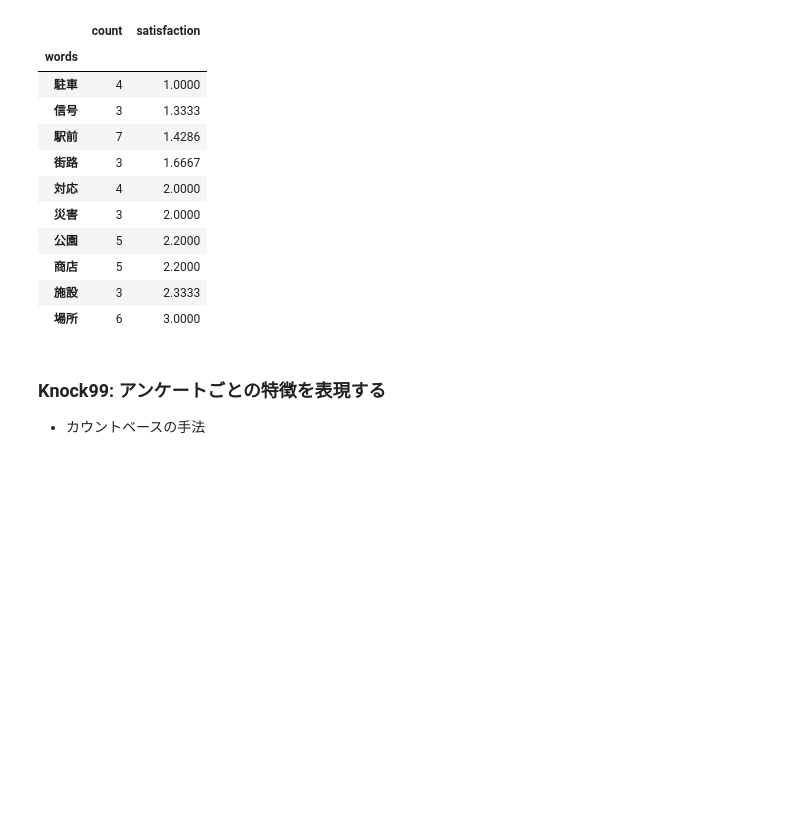
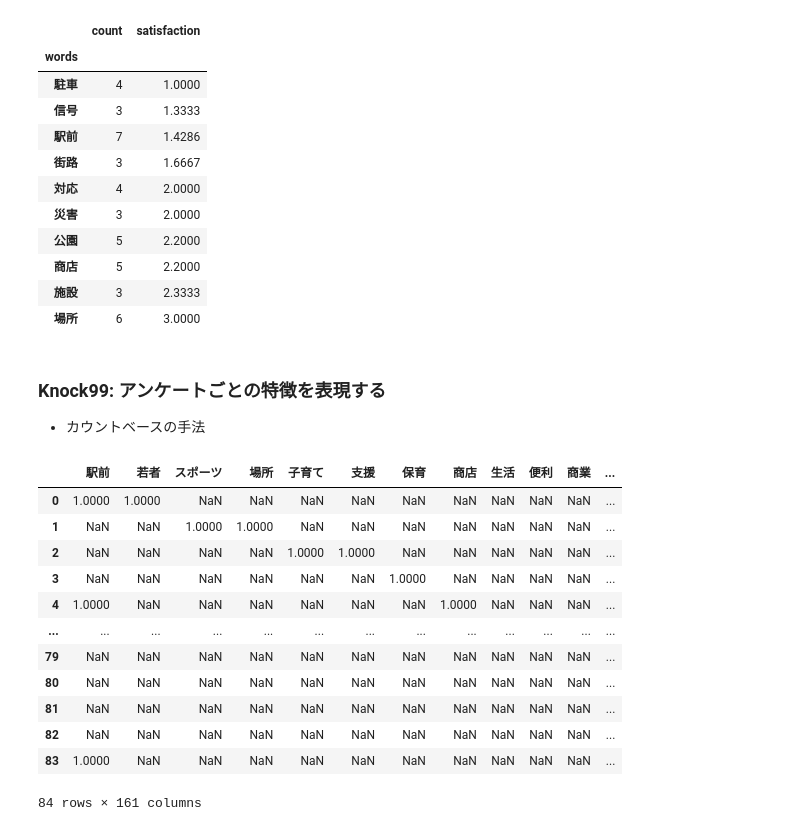
Before and after one commit to ginmaruGH/python-practical-data-analysis-100knocks, a Jupyter notebook: ch10/ch10.ipynb, the cells around one changed output. Drawn from its saved outputs; the diff is of its cells as text; code cells hidden in the pictures; blank space fills up the shorter version.

```diff
--- a/ch10/ch10.ipynb
+++ b/ch10/ch10.ipynb
@@ -472,3 +472,40 @@ words_df.sort_values("satisfaction", ascending=True).head(10)
 ### Knock99: アンケートごとの特徴を表現する
 
 - カウントベースの手法
+# %%
+# アンケート特徴表現の作成
+
+parts = ["名詞"]
+all_words_df = pd.DataFrame()
+satisfaction = []
+
+for n in range(len(survey)):
+    text = survey["comment"].iloc[n]
+    words = tagger.parse(text).splitlines()
+    words_df = pd.DataFrame()
+    for i in words:
+        if i == "EOS" or i == "":
+            continue
+        word_tmp = i.split()[0]
+        if len(i.split()) >= 4:
+            part = i.split()[4].split("-")[0]
+            if not (part in parts):
+                continue
+            words_df[word_tmp] = [1]
+    all_words_df = pd.concat([all_words_df, words_df], ignore_index=True)
+
+display(all_words_df)
+# %% [output]
+|  | 駅前 | 若者 | スポーツ | 場所 | 子育て | 支援 | 保育 | 商店 | 生活 | 便利 | 商業 | ... |
+| 0 | 1.0000 | 1.0000 | NaN | NaN | NaN | NaN | NaN | NaN | NaN | NaN | NaN | ... |
+| 1 | NaN | NaN | 1.0000 | 1.0000 | NaN | NaN | NaN | NaN | NaN | NaN | NaN | ... |
+| 2 | NaN | NaN | NaN | NaN | 1.0000 | 1.0000 | NaN | NaN | NaN | NaN | NaN | ... |
+| 3 | NaN | NaN | NaN | NaN | NaN | NaN | 1.0000 | NaN | NaN | NaN | NaN | ... |
+| 4 | 1.0000 | NaN | NaN | NaN | NaN | NaN | NaN | 1.0000 | NaN | NaN | NaN | ... |
+| ... | ... | ... | ... | ... | ... | ... | ... | ... | ... | ... | ... | ... |
+| 79 | NaN | NaN | NaN | NaN | NaN | NaN | NaN | NaN | NaN | NaN | NaN | ... |
+| 80 | NaN | NaN | NaN | NaN | NaN | NaN | NaN | NaN | NaN | NaN | NaN | ... |
+| 81 | NaN | NaN | NaN | NaN | NaN | NaN | NaN | NaN | NaN | NaN | NaN | ... |
+| 82 | NaN | NaN | NaN | NaN | NaN | NaN | NaN | NaN | NaN | NaN | NaN | ... |
+| 83 | 1.0000 | NaN | NaN | NaN | NaN | NaN | NaN | NaN | NaN | NaN | NaN | ... |
+84 rows × 161 columns
```
Also changed, not shown: parts of 7 cells of this notebook.
